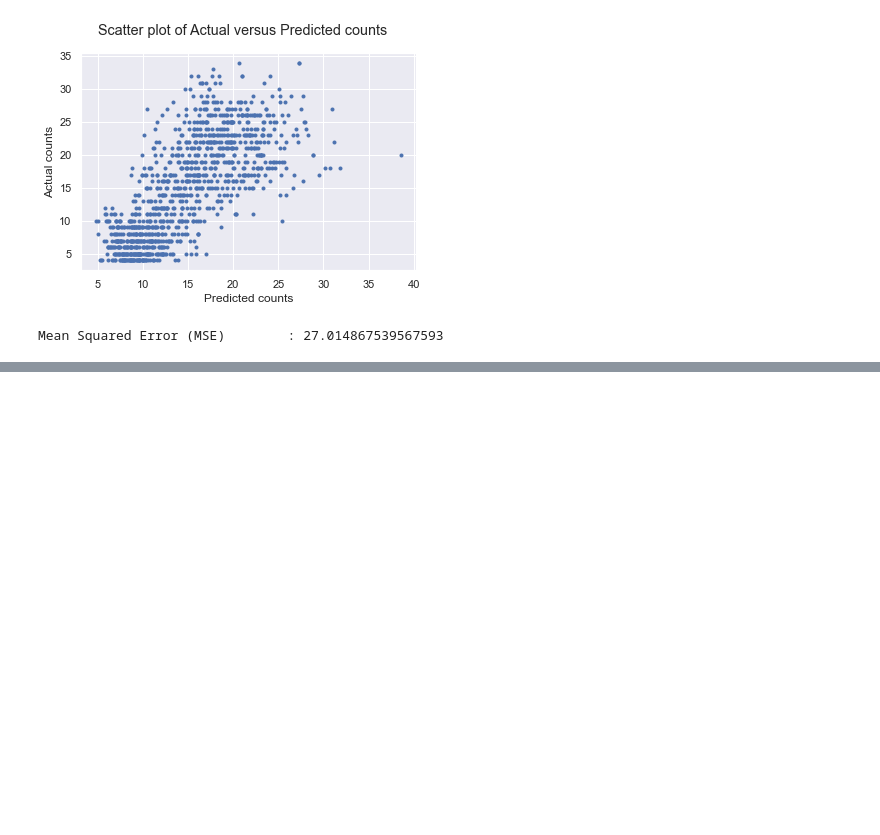
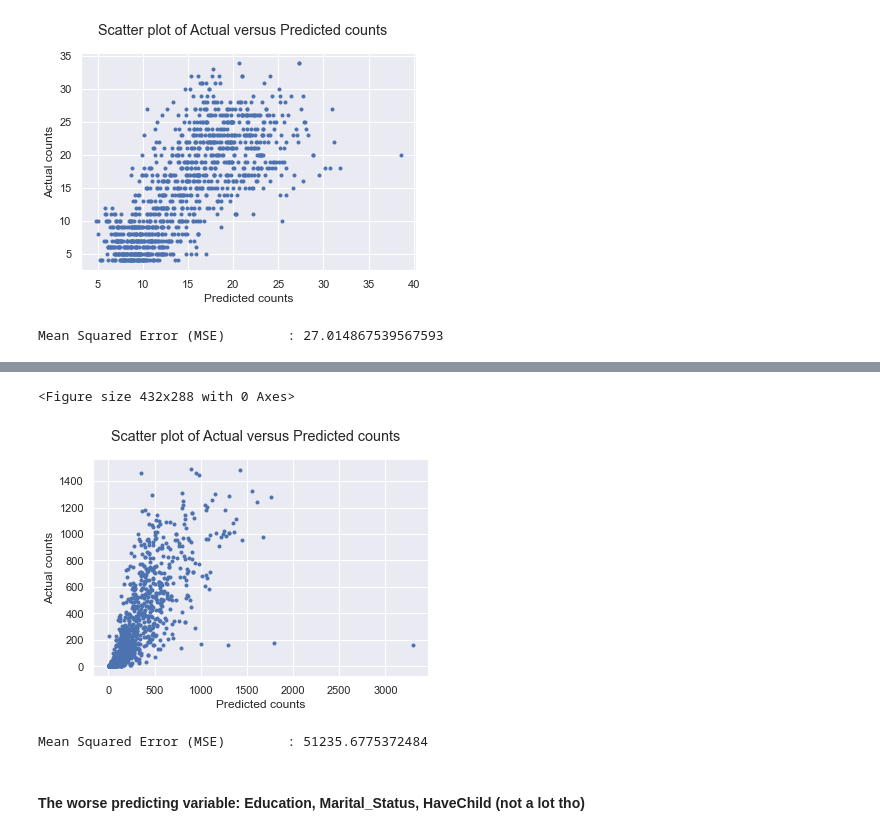
Before and after one commit to BoonHianLim/SC1015-Customer-Personality-Analysis, a Jupyter notebook: Machine-learning.ipynb, the cells around one changed output, grey strips where cells are left out. Cells and saved outputs as stored; diff of their text form; code cells hidden in the pictures; blank space fills up the shorter version.

```diff
--- a/Machine-learning.ipynb
+++ b/Machine-learning.ipynb
@@ -321,0 +422,17 @@ Mean Squared Error (MSE)        : 26999.391845928712
+# %%
+plt.clf()
+fig = plt.figure()
+fig.suptitle('Scatter plot of Actual versus Predicted counts')
+plt.scatter(x=predicted_counts, y=actual_counts, marker='.')
+plt.xlabel('Predicted counts')
+plt.ylabel('Actual counts')
+plt.show()
+
+from sklearn.metrics import mean_squared_error
+print("Mean Squared Error (MSE) \t:", mean_squared_error(actual_counts, predicted_counts))
+# %% [output]
+<Figure size 432x288 with 0 Axes>
+[figure, added]
+Mean Squared Error (MSE)        : 51235.6775372484
+# %% [markdown]
+#### The worse predicting variable: Education, Marital_Status, HaveChild (not a lot tho)
```
Also changed, not shown: parts of 21 cells of this notebook.
